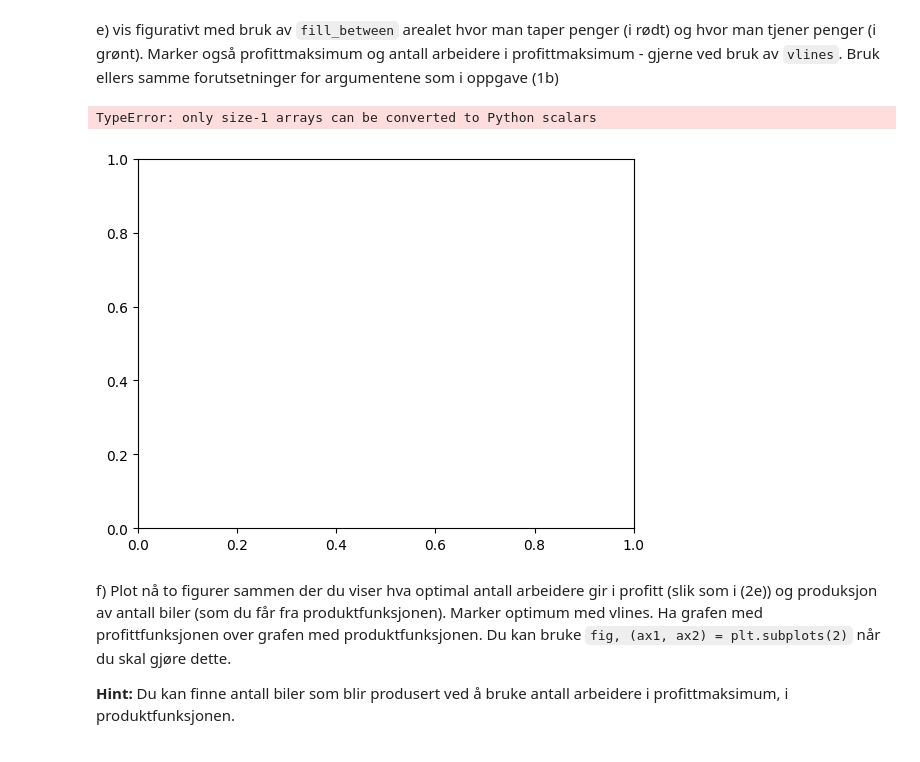
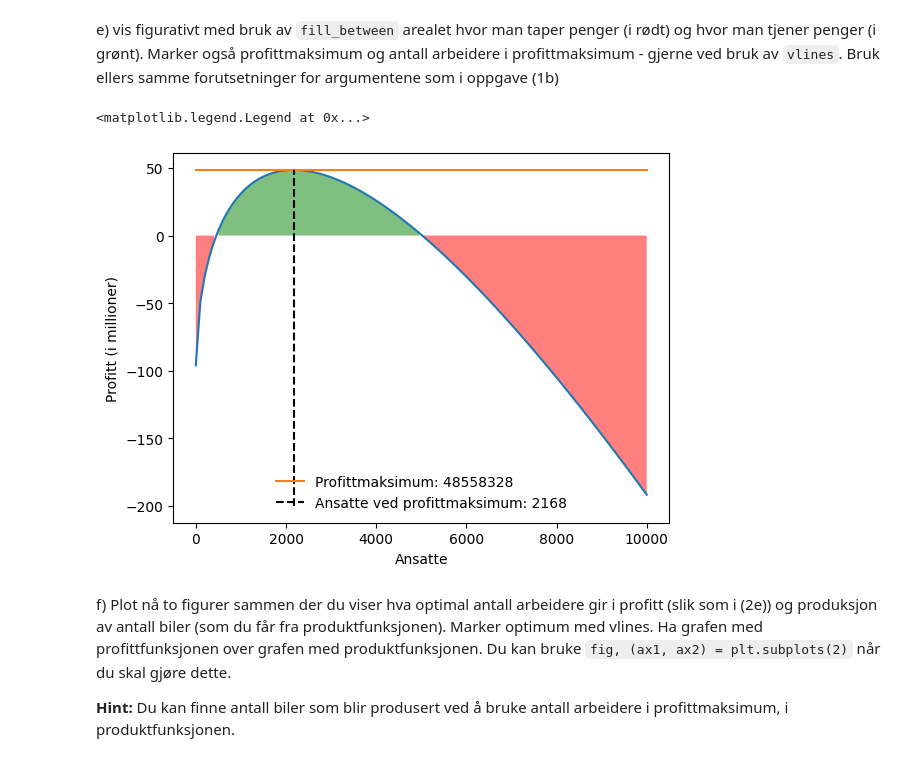
Before and after one commit to osa032/SOK_1003, a Jupyter notebook: SOK-1003-eksamen-2022-mappe2.ipynb, the cells around one changed output. Saved outputs shown, nothing was run; the diff lists cells and outputs as text; code cells hidden in the pictures.

```diff
--- a/SOK-1003-eksamen-2022-mappe2.ipynb
+++ b/SOK-1003-eksamen-2022-mappe2.ipynb
@@ -347,9 +355,38 @@ Profittmaksimum = 48558328.800522506, optimal antall arbeidere = 2168.3749320078
 # %% [markdown]
 e) vis figurativt med bruk av `fill_between` arealet hvor man taper penger (i rødt) og hvor man tjener penger (i grønt). Marker også profittmaksimum og antall arbeidere i profittmaksimum - gjerne ved bruk av `vlines`. Bruk ellers samme forutsetninger for argumentene som i oppgave (1b)
 # %%
+
+
+x = np.linspace(0,10000,100)
+a=0.6
+R=6
+p=300000
+w=100000
+c=1000000
+K=90000000
+lvl=0
+fig,ax=plt.subplots()
+ax.set_ylabel('Profitt (i millioner)')
+ax.set_xlabel('Ansatte')
+ax.plot(x,(profit(p,x,a,R,w,c,K)/10**6))
+
+# Plotter høyeste profitt
+ax.plot(x,
+profit_max_num*np.ones(len(x))/10**6,
+label = 'Profittmaksimum: ' + str(int(profit_max_num)))
+#Antall arbeidere ved høyeste profitt
+ax.vlines(float(L_max.subs(num_dict)),
+          -200,
+          profit_max_num/10**6,
+          colors=['black'],
+          linestyles='dashed',
+          label='Ansatte ved profittmaksimum: ' + str(int(num_dict[L])))
+ax.fill_between(x, profit(p,x,a,R,w,c,K)/10**6, where=profit(p,x,a,R,w,c,K)/10**6>lvl,  facecolor = "green", alpha = 0.5)
+ax.fill_between(x, profit(p,x,a,R,w,c,K)/10**6, where=profit(p,x,a,R,w,c,K)/10**6<lvl, facecolor = "red", alpha = 0.5)
+ax.legend(loc='lower center',frameon=False)
 # %% [output]
-TypeError: only size-1 arrays can be converted to Python scalars
+<matplotlib.legend.Legend at 0x...>
-[figure, old version]
+[figure, new version]
 # %% [markdown]
 f) Plot nå to figurer sammen der du viser hva optimal antall arbeidere gir i profitt (slik som i (2e)) og produksjon av antall biler (som du får fra produktfunksjonen). Marker optimum med vlines. Ha grafen med profittfunksjonen over grafen med produktfunksjonen. Du kan bruke `fig, (ax1, ax2) = plt.subplots(2)` når du skal gjøre dette. <br>
 
```
Also changed, not shown: parts of 11 cells of this notebook.
